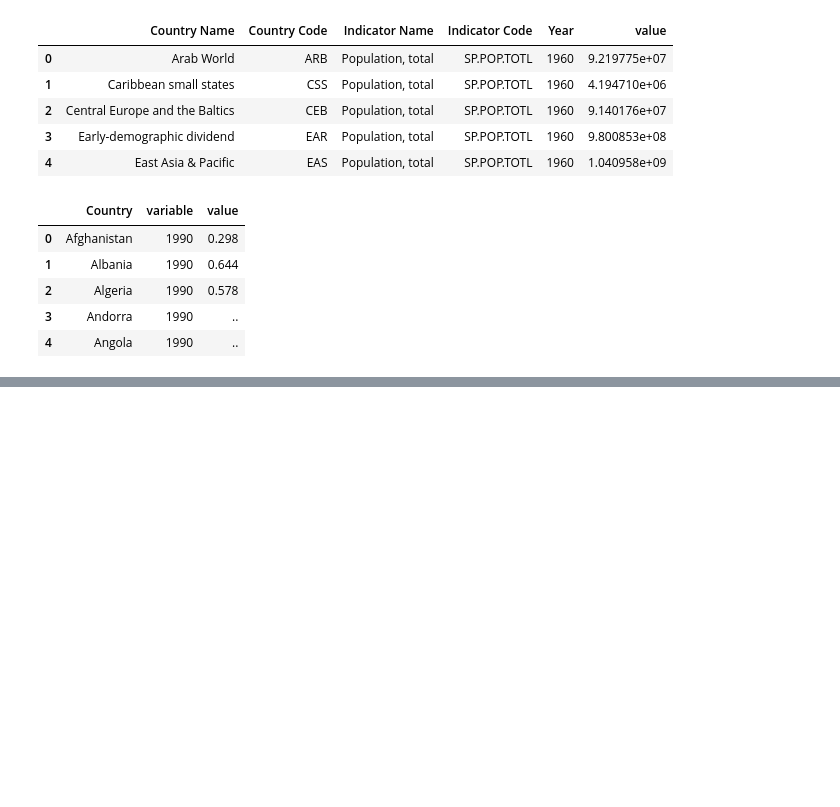
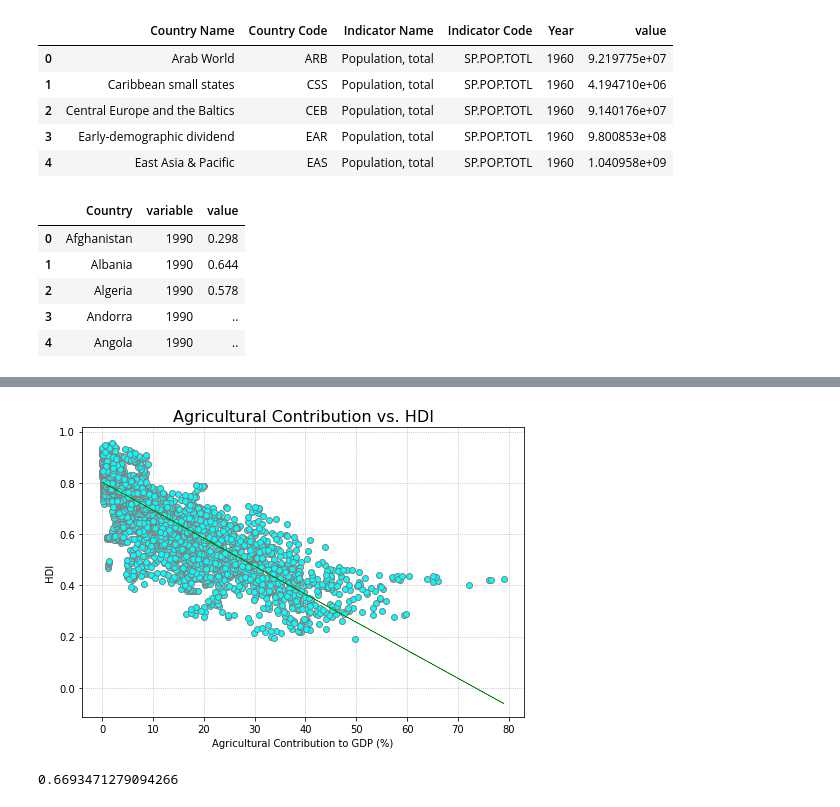
Before and after one commit to linmck/finalproject, a Jupyter notebook: Predict_HDI.ipynb, the cells around one changed output, grey strips where cells are left out. Cells and saved outputs as stored; diff of their text form; code cells hidden in the pictures; blank space fills up the shorter version.

```diff
--- a/Predict_HDI.ipynb
+++ b/Predict_HDI.ipynb
@@ -50,0 +52,31 @@ new_df.to_csv('new_df.csv', header = True)
+# %%
+Ag_df = new_df.loc[(new_df['Indicator Name']=='Agriculture, forestry, and fishing, value added (% of GDP)')]
+Agri_df =  Ag_df.loc[(Ag_df['HDI']!='..')]
+# defining variables
+x = Agri_df['Value']
+y = Agri_df['HDI'].astype('float')
+
+# linear regression stats and fitline
+slope, intercept, r_value, p_value, _ = stats.linregress(x,y)
+fit = intercept + slope*(np.array(x))
+
+# Scatter plot
+fig, ax = plt.subplots(figsize = (7,5))
+ax.scatter(x, y, color='aqua', edgecolor='grey', zorder=2)
+plt.plot(x, fit, 'black', label='fitted line', linewidth=0.6, color='green')
+plt.grid(linestyle='dotted', zorder=0)
+
+plt.xlabel('Agricultural Contribution to GDP (%)')
+plt.ylabel('HDI')
+plt.title("Agricultural Contribution vs. HDI", fontsize=16)
+
+# Show the figure
+plt.tight_layout()
+img_path = os.path.join('resources/images', 'Agriculture_HDI.png')
+plt.savefig(img_path)
+plt.show()
+
+print(r_value**2)
+# %% [output]
+[figure, added]
+0.6693471279094266
```
Also changed, not shown: parts of 6 cells of this notebook, 5 other files.
